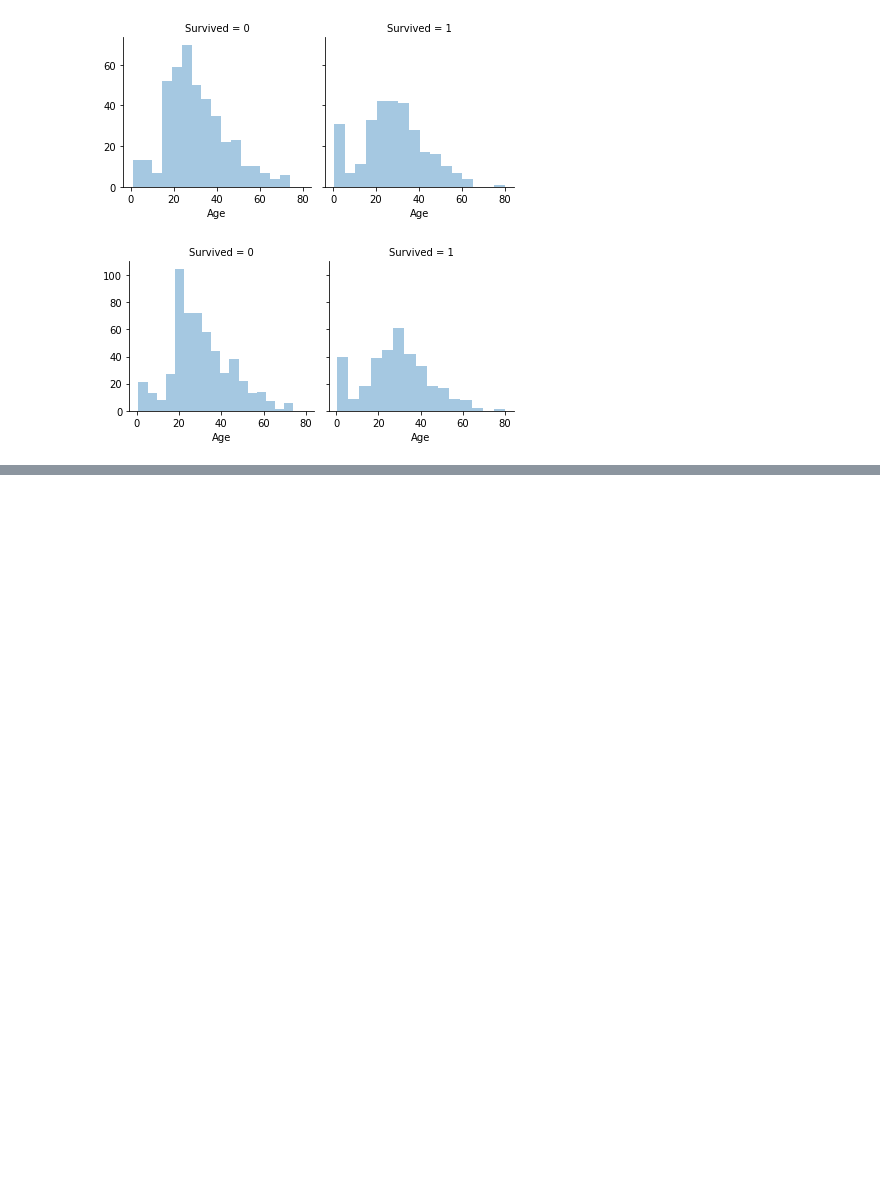
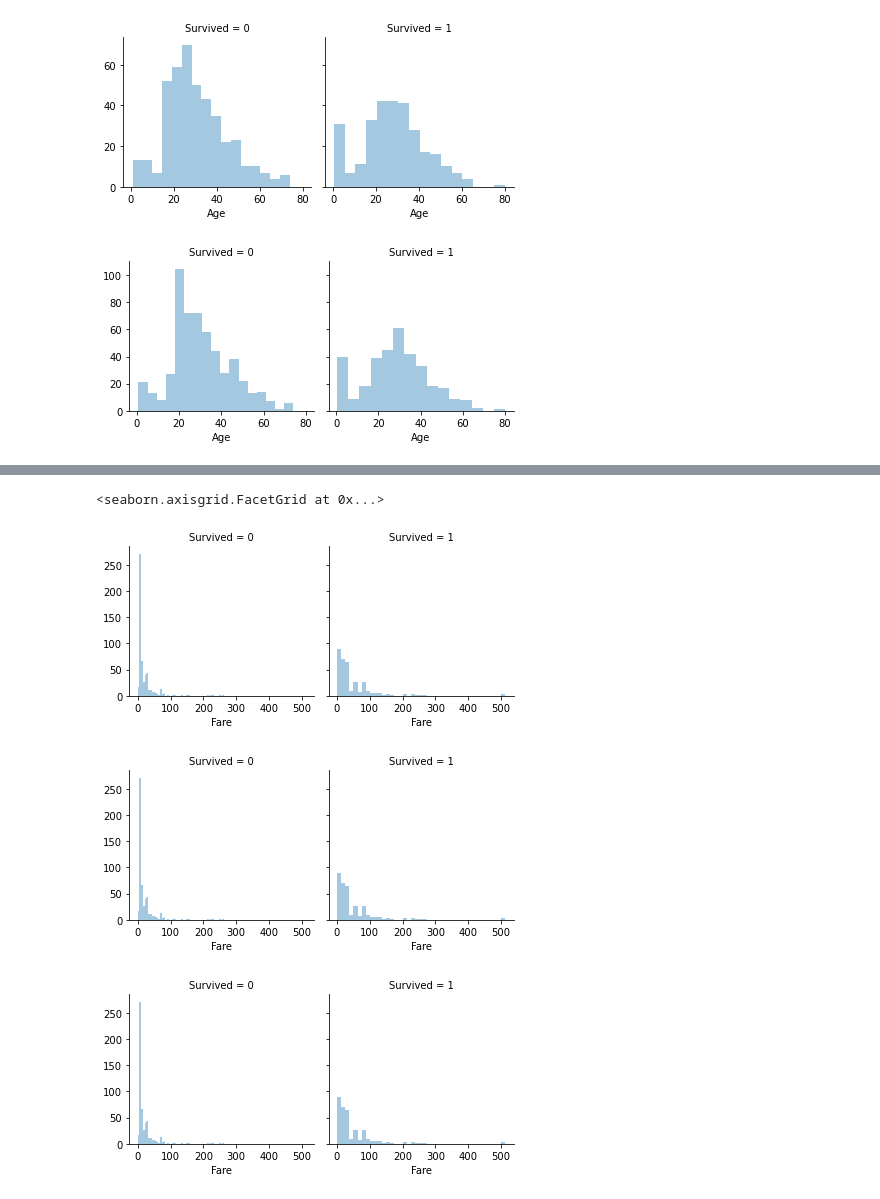
Before and after one commit to Yu-Yuan-Hung/ML100Days, a Jupyter notebook: D35.ipynb, the cells around one changed output, grey strips where cells are left out. Saved outputs shown, nothing was run; the diff lists cells and outputs as text; code cells hidden in the pictures; blank space fills up the shorter version.

```diff
--- a/D35.ipynb
+++ b/D35.ipynb
@@ -190,0 +228,21 @@ g.map(sns.distplot,"Age",kde=False)
+# %%
+# Fare 變數補值前與後的差異
+# 由前往後補
+g=sns.FacetGrid(df_train,col="Survived")
+g.map(sns.distplot,"Fare",kde=False)
+
+df_fare_bfill=df_train.copy()
+df_fare_bfill["Fare"]=df_fare_bfill["Fare"].fillna(method='bfill')
+g=sns.FacetGrid(df_fare_bfill,col="Survived")
+g.map(sns.distplot,"Fare",kde=False)
+
+# 由後往前
+df_fare_pad=df_train.copy()
+df_fare_pad["Age"]=df_fare_pad["Age"].fillna(method='pad')
+g=sns.FacetGrid(df_fare_pad,col="Survived")
+g.map(sns.distplot,"Fare",kde=False)
+# %% [output]
+<seaborn.axisgrid.FacetGrid at 0x...>
+[figure, added]
+[figure, added]
+[figure, added]
```
Also changed, not shown: parts of 4 cells of this notebook.
